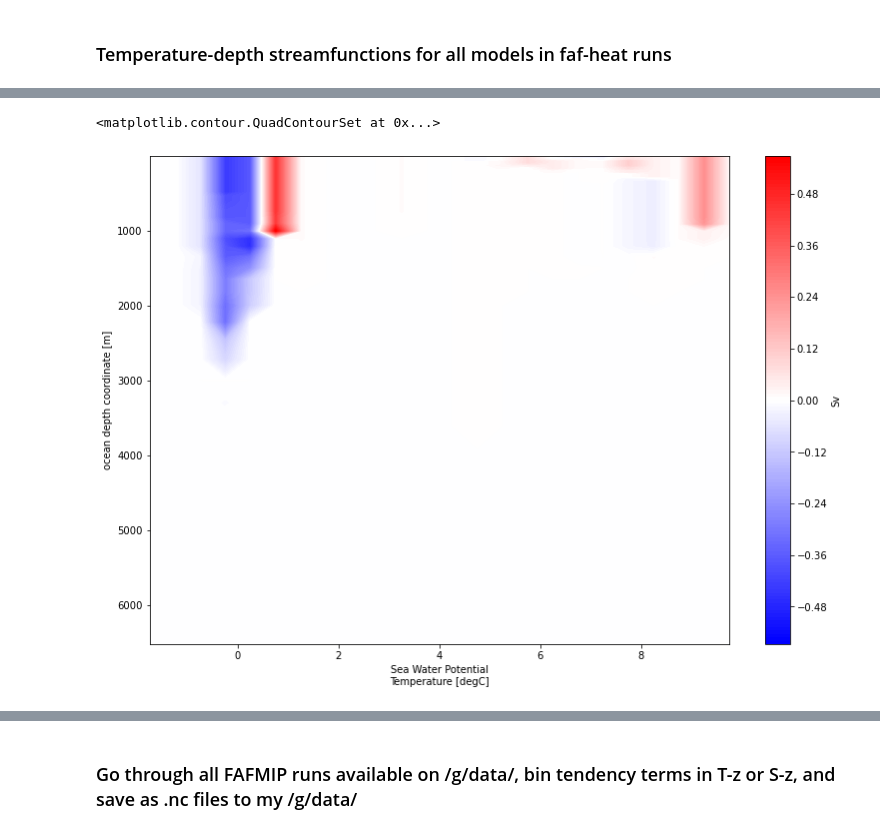
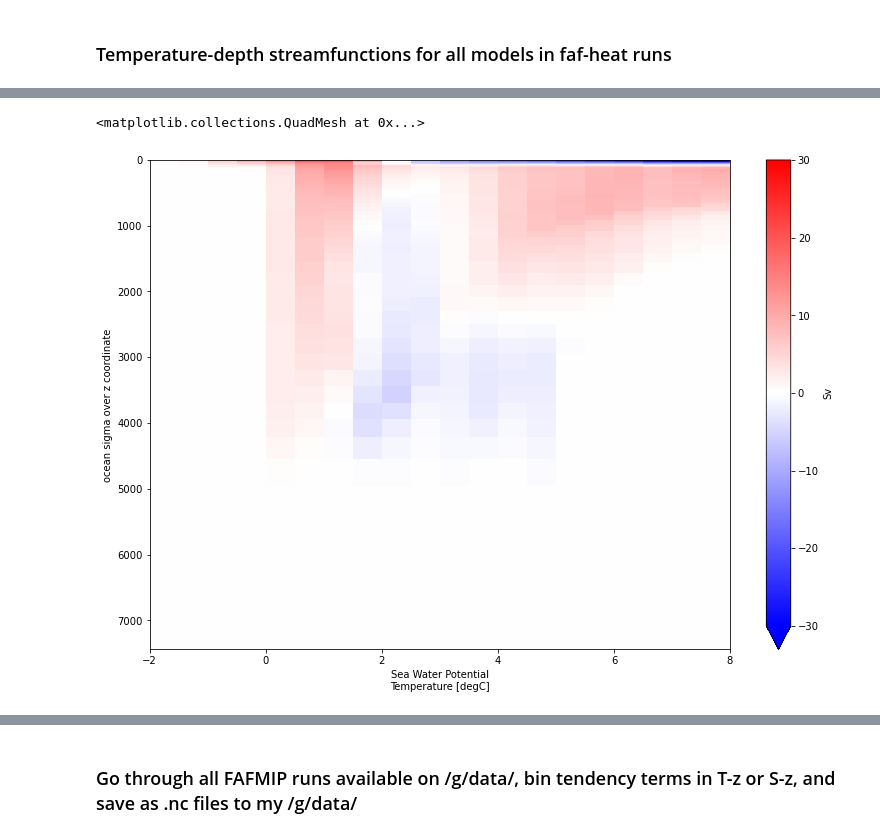
Before and after one commit to mpudig/AABW_HeatUptakePotential, a Jupyter notebook: FAFMIP_models.ipynb, the cells around one changed output, grey strips where cells are left out. Drawn from its saved outputs; the diff is of its cells as text; code cells hidden in the pictures.

```diff
--- a/FAFMIP_models.ipynb
+++ b/FAFMIP_models.ipynb
@@ -816,0 +797,6 @@ MRI_heat_streamfunc = fafheat_streamfuncs[3].load()
+# %%
+MIROC_temp = xr.open_mfdataset('/g/data/oi10/replicas/CMIP6/FAFMIP/MIROC/MIROC6/faf-heat/r1i1p1f1/Omon/thetao/gn/v20190311/*.nc').groupby('time.year').mean('time',keep_attrs=True)['thetao'].isel(year=slice(1,None))
+MIROC_adv = xr.open_mfdataset('/g/data/oi10/replicas/CMIP6/FAFMIP/MIROC/MIROC6/faf-heat/r1i1p1f1/Oyr/opottemprmadvect/gn/v20200918/*.nc').groupby('time.year').mean('time',keep_attrs=True)['opottemprmadvect']
+MIROC_area = xr.open_mfdataset('/g/data/oi10/replicas/CMIP6/FAFMIP/MIROC/MIROC6/faf-heat/r1i1p1f1/Ofx/areacello/gn/v20190311/*.nc')['areacello']
+
+MIROC_adv_streamfunc = tendency_term_binnned_streamfunction(tendency_term_binning(MIROC_adv, MIROC_temp, MIROC_area, delta_T, min_T, max_T), 'temperature').load()
@@ -817,7 +808,7 @@ MRI_heat_streamfunc = fafheat_streamfuncs[3].load()
 # %%
 plt.figure(figsize=(13,9))
 
-MRI_heat_streamfunc.isel(year=slice(-20,None)).mean('year').sel(lev=slice(None,None))[:,:24].plot.contourf(yincrease=False,levels=150,cmap='bwr', cbar_kwargs={'label':'Sv'})
+MIROC_adv_streamfunc.isel(year=slice(-20,None)).mean('year')[:,:20].plot(yincrease=False, cmap='bwr', vmin=-30, vmax=30, cbar_kwargs={'label':'Sv'})
 # %% [output]
-<matplotlib.contour.QuadContourSet at 0x...>
+<matplotlib.collections.QuadMesh at 0x...>
-[figure, old version]
+[figure, new version]
```
Also changed, not shown: parts of 22 cells of this notebook.
